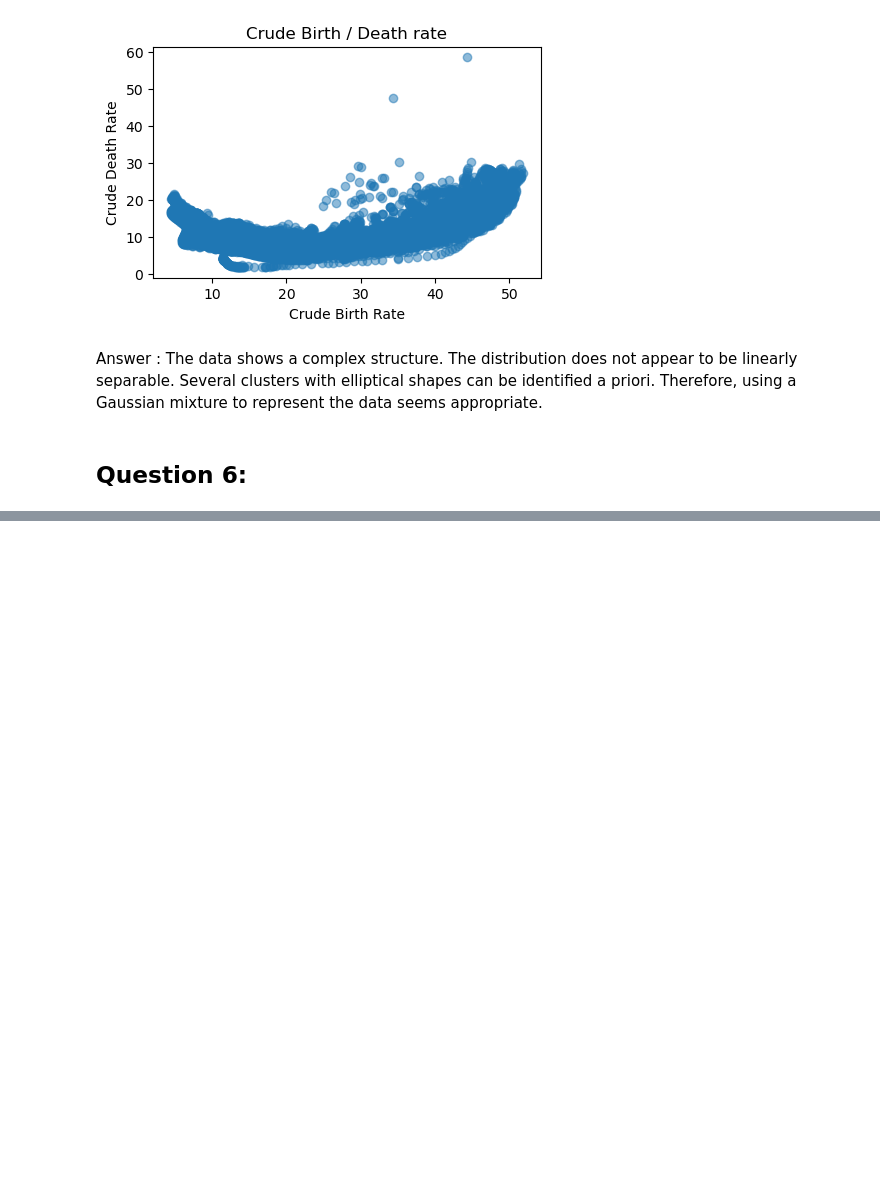
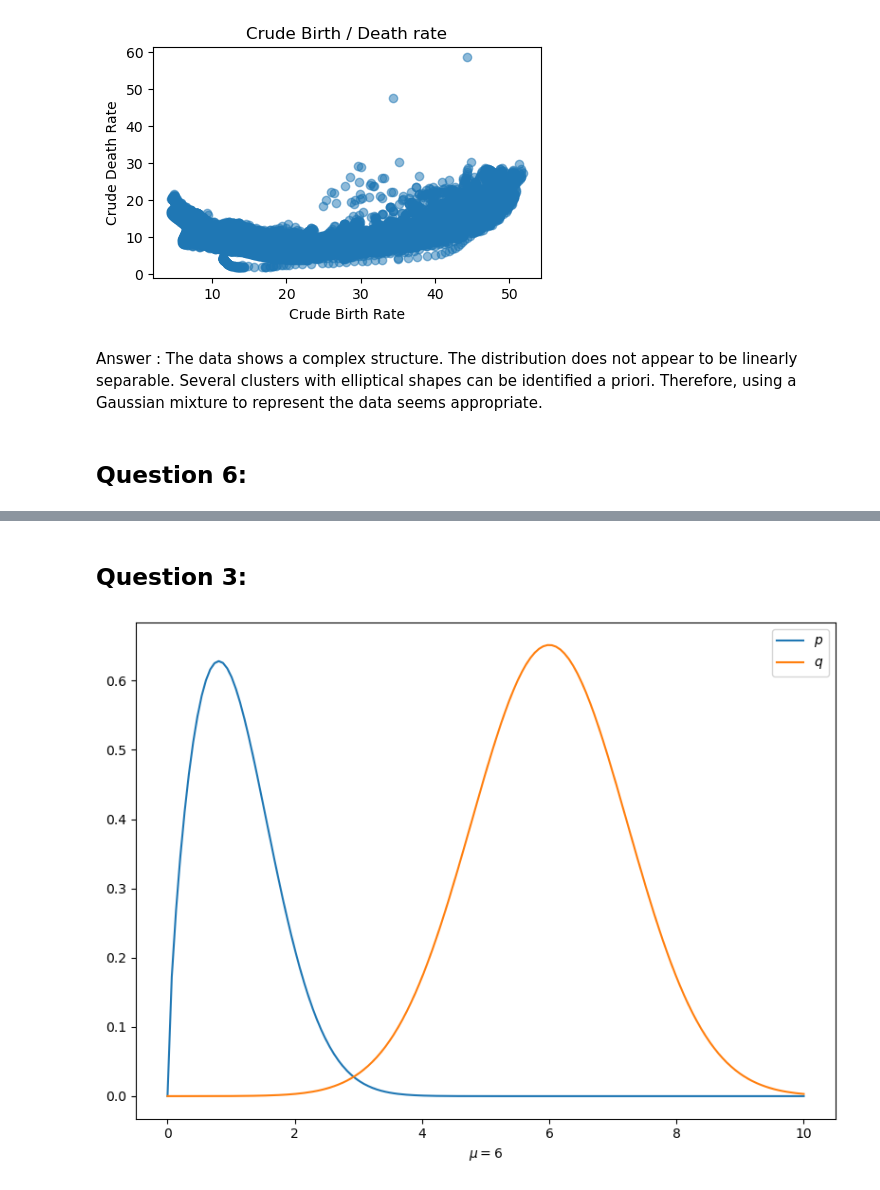
Before and after one commit to AugustinCablant/3A-class, a Jupyter notebook: Computational Statistics/TP2.ipynb, the cells around one changed output, grey strips where cells are left out. Cells and saved outputs as stored; diff of their text form; code cells hidden in the pictures; blank space fills up the shorter version.

```diff
--- a/Computational Statistics/TP2.ipynb
+++ b/Computational Statistics/TP2.ipynb
@@ -531,0 +614,13 @@ IndexError: index 3 is out of bounds for axis 0 with size 3
+# %% [markdown]
+## Question 3:
+# %%
+x = np.linspace(0, 10, 150)
+plt.figure(figsize = (8,6))
+plt.plot(x, p(x), label = r'$p$')
+plt.plot(x, q(x, mean = 6), label=r'$q$')
+plt.xlabel(r'$\mu=6$')
+plt.legend()
+plt.tight_layout()
+plt.show()
+# %% [output]
+[figure, added]
```
Also changed, not shown: parts of 7 cells of this notebook.
